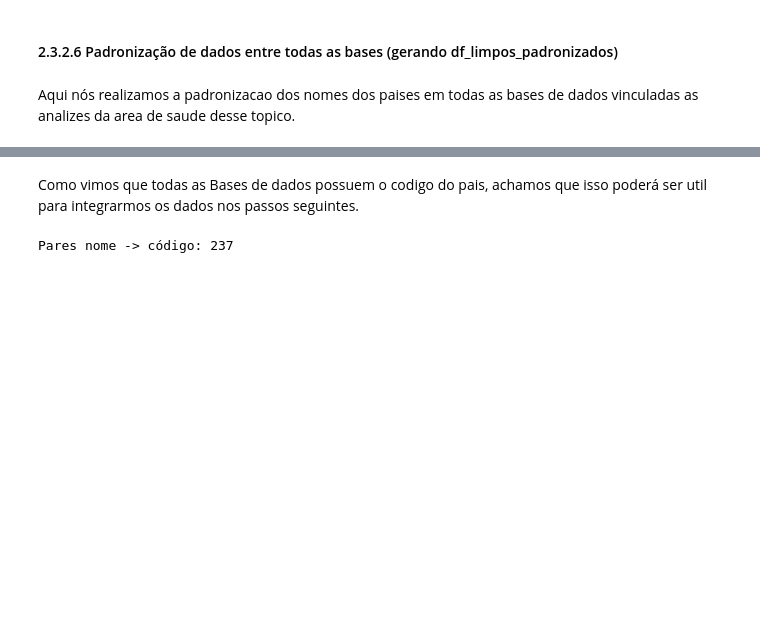
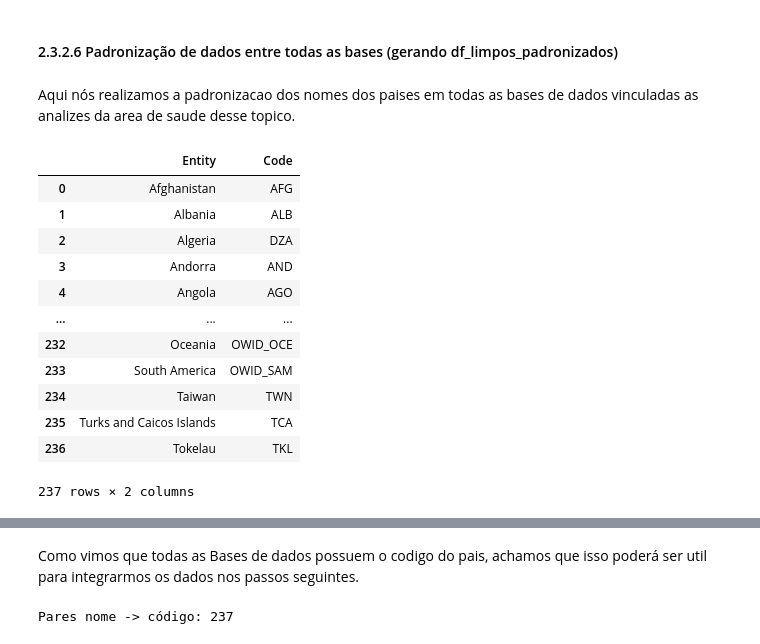
Before and after one commit to AndremRb/Analise-do-Desenvolvimento-Humano-e-Global, a Jupyter notebook: Notebook/Template_Gapminder_Analise_Exploratoria.ipynb, the cells around one changed output, grey strips where cells are left out. Drawn from its saved outputs; the diff is of its cells as text; code cells hidden in the pictures; blank space fills up the shorter version.

```diff
--- a/Notebook/Template_Gapminder_Analise_Exploratoria.ipynb
+++ b/Notebook/Template_Gapminder_Analise_Exploratoria.ipynb
@@ -1118,3 +1118,31 @@ veiculos       : 161 linhas | nulos: 0 | duplicados: 0
 #### 2.3.2.6 Padronização de dados entre todas as bases (gerando df_limpos_padronizados)
 # %% [markdown]
 Aqui nós realizamos a padronizacao dos nomes dos paises em todas as bases de dados vinculadas as analizes da area de saude desse topico.
+# %%
+"""
+   Aqui nós juntamos as tabelas pelo codigo do pais,
+   e removemos linhas duplicadas, e ao fim refizemos o index
+"""
+
+# Lista das tabelas de saúde que você deseja extrair os códigos
+tabelas_saude = [df_limpos['saude'], df_limpos['medicos'], df_limpos['mortalidade'], df_limpos['obesidade'], df_limpos['veiculos']]
+
+# Filtra apenas as colunas 'Entity' e 'Code', junta todas e remove as duplicadas
+codigos_paises = pd.concat([df[['Entity', 'Code']] for df in tabelas_saude]).drop_duplicates().reset_index(drop=True)
+
+# Exibe o resultado
+display(codigos_paises)
+# %% [output]
+|  | Entity | Code |
+| 0 | Afghanistan | AFG |
+| 1 | Albania | ALB |
+| 2 | Algeria | DZA |
+| 3 | Andorra | AND |
+| 4 | Angola | AGO |
+| ... | ... | ... |
+| 232 | Oceania | OWID_OCE |
+| 233 | South America | OWID_SAM |
+| 234 | Taiwan | TWN |
+| 235 | Turks and Caicos Islands | TCA |
+| 236 | Tokelau | TKL |
+237 rows × 2 columns
```
Also changed, not shown: parts of 8 cells of this notebook.
